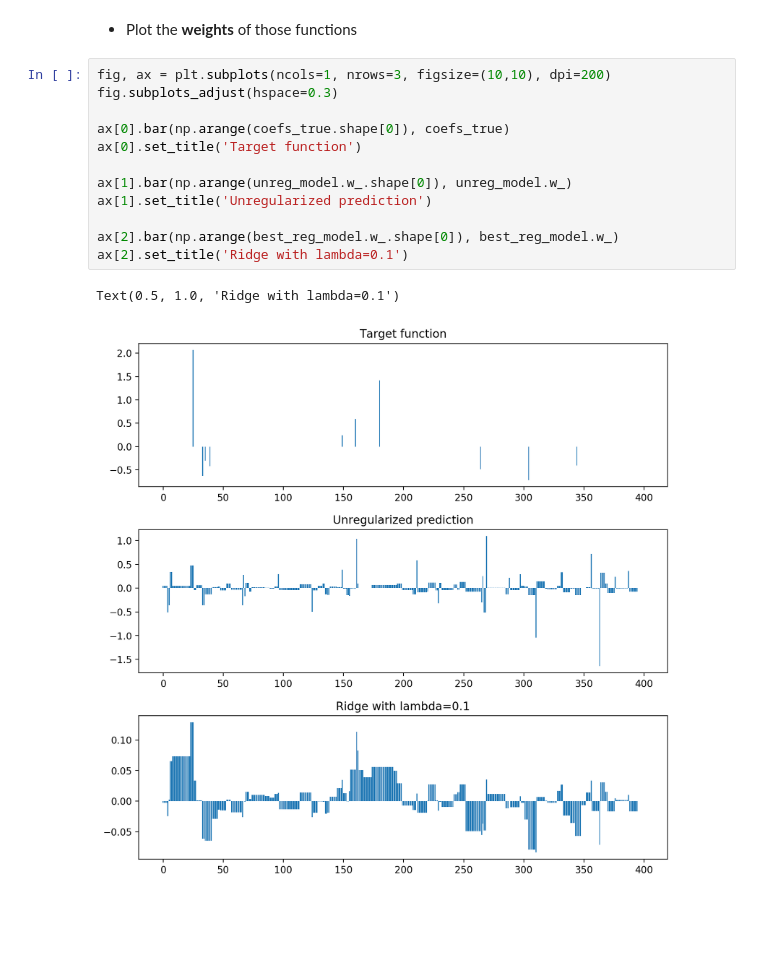
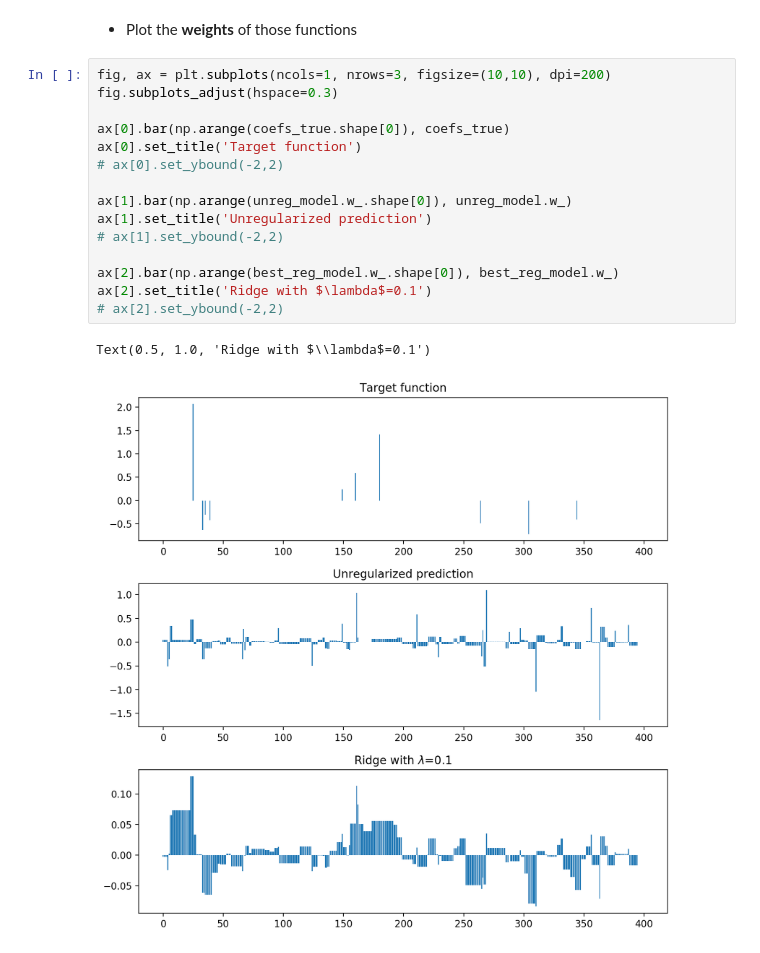
Before and after one commit to Fernadoo/NYU_ML, a Jupyter notebook: hw2-lasso/code/hw2.ipynb, the cells around one changed output. Saved outputs shown, nothing was run; the diff lists cells and outputs as text; blank space fills up the shorter version.

```diff
--- a/hw2-lasso/code/hw2.ipynb
+++ b/hw2-lasso/code/hw2.ipynb
@@ -105,15 +106,18 @@ ax.grid(True)
 # %%
 fig, ax = plt.subplots(ncols=1, nrows=3, figsize=(10,10), dpi=200)
 fig.subplots_adjust(hspace=0.3)
 
 ax[0].bar(np.arange(coefs_true.shape[0]), coefs_true)
 ax[0].set_title('Target function')
+# ax[0].set_ybound(-2,2)
 
 ax[1].bar(np.arange(unreg_model.w_.shape[0]), unreg_model.w_)
 ax[1].set_title('Unregularized prediction')
+# ax[1].set_ybound(-2,2)
 
 ax[2].bar(np.arange(best_reg_model.w_.shape[0]), best_reg_model.w_)
-ax[2].set_title('Ridge with lambda=0.1')
+ax[2].set_title('Ridge with $\lambda$=0.1')
+# ax[2].set_ybound(-2,2)
 # %% [output]
-Text(0.5, 1.0, 'Ridge with lambda=0.1')
+Text(0.5, 1.0, 'Ridge with $\\lambda$=0.1')
-[figure, old version]
+[figure, new version]
```
Also changed, not shown: parts of 8 cells of this notebook, 1 other file.
